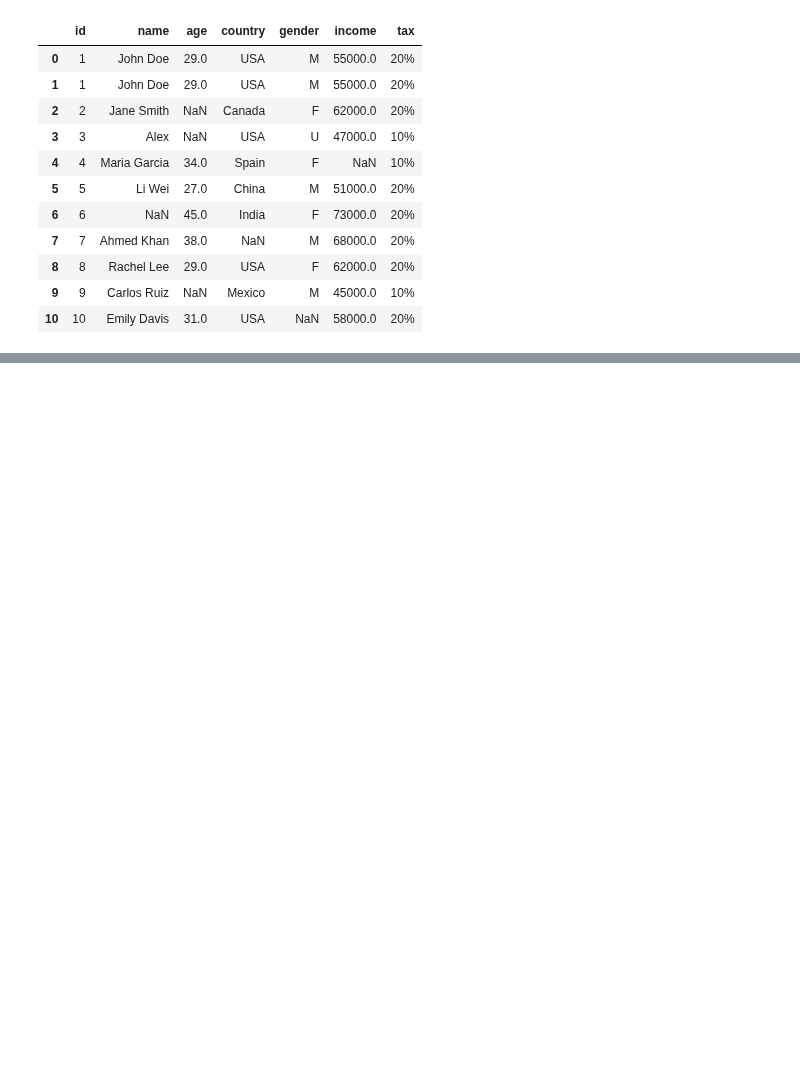
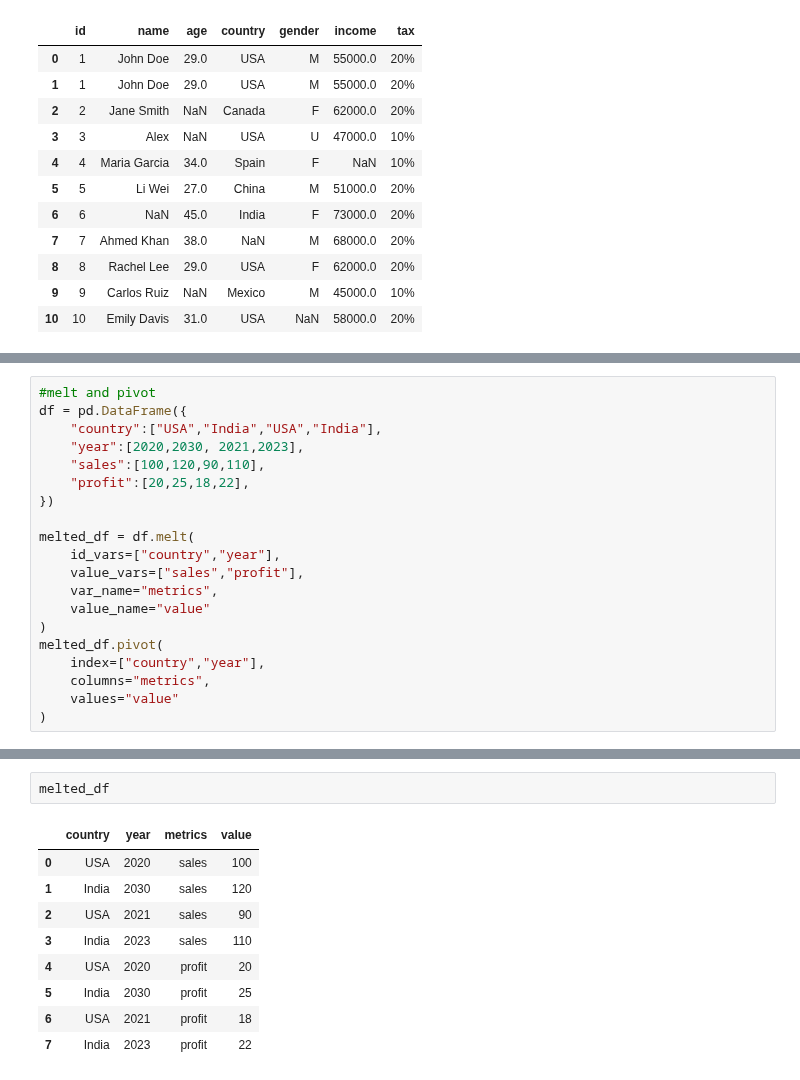
Before and after one commit to rutujakhade23/AI-ML-Practice, a Jupyter notebook: Pandas.ipynb, the cells around one changed output, grey strips where cells are left out. Saved outputs shown, nothing was run; the diff lists cells and outputs as text; blank space fills up the shorter version.

```diff
--- a/Pandas.ipynb
+++ b/Pandas.ipynb
@@ -395,0 +464,20 @@ df2
+# %%
+#melt and pivot
+df = pd.DataFrame({
+    "country":["USA","India","USA","India"],
+    "year":[2020,2030, 2021,2023],
+    "sales":[100,120,90,110],
+    "profit":[20,25,18,22],
+})
+
+melted_df = df.melt(
+    id_vars=["country","year"],
+    value_vars=["sales","profit"],
+    var_name="metrics",
+    value_name="value"
+)
+melted_df.pivot(
+    index=["country","year"],
+    columns="metrics",
+    values="value"
+)
@@ -395,0 +491,12 @@ df2
+# %%
+melted_df
+# %% [output]
+|  | country | year | metrics | value |
+| 0 | USA | 2020 | sales | 100 |
+| 1 | India | 2030 | sales | 120 |
+| 2 | USA | 2021 | sales | 90 |
+| 3 | India | 2023 | sales | 110 |
+| 4 | USA | 2020 | profit | 20 |
+| 5 | India | 2030 | profit | 25 |
+| 6 | USA | 2021 | profit | 18 |
+| 7 | India | 2023 | profit | 22 |
```
Also changed, not shown: parts of 12 cells of this notebook, 1 other file.
